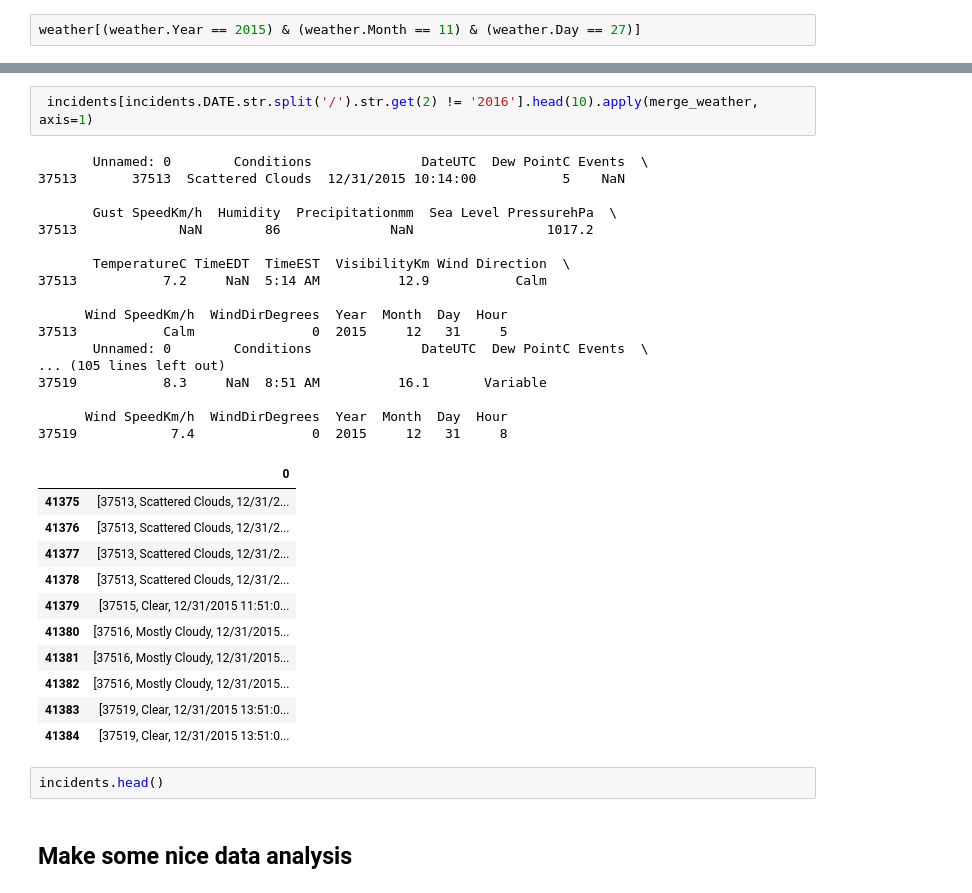
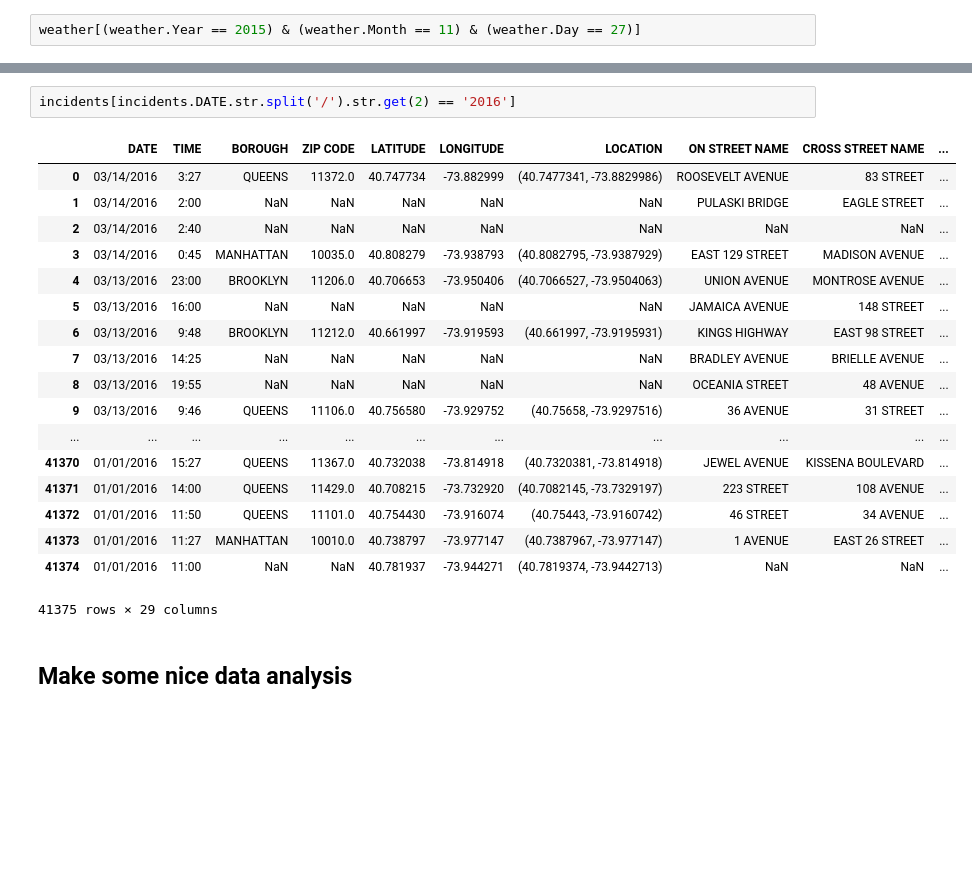
Before and after one commit to masve/saav-deliveries, a Jupyter notebook: project/Weather Data.ipynb, the cells around one changed output, grey strips where cells are left out. Drawn from its saved outputs; the diff is of its cells as text; blank space fills up the shorter version.

Commit message:
merged weather

```diff
--- a/project/Weather Data.ipynb
+++ b/project/Weather Data.ipynb
@@ -149,36 +170,24 @@ ValueError: Columns must be same length as key
 # %%
- incidents[incidents.DATE.str.split('/').str.get(2) != '2016'].head(10).apply(merge_weather, axis=1)
+incidents[incidents.DATE.str.split('/').str.get(2) == '2016']
 # %% [output]
+|  | DATE | TIME | BOROUGH | ZIP CODE | LATITUDE | LONGITUDE | LOCATION | ON STREET NAME | CROSS STREET NAME | ... |
+| 0 | 03/14/2016 | 3:27 | QUEENS | 11372.0 | 40.747734 | -73.882999 | (40.7477341, -73.8829986) | ROOSEVELT AVENUE | 83 STREET | ... |
+| 1 | 03/14/2016 | 2:00 | NaN | NaN | NaN | NaN | NaN | PULASKI BRIDGE | EAGLE STREET | ... |
+| 2 | 03/14/2016 | 2:40 | NaN | NaN | NaN | NaN | NaN | NaN | NaN | ... |
+| 3 | 03/14/2016 | 0:45 | MANHATTAN | 10035.0 | 40.808279 | -73.938793 | (40.8082795, -73.9387929) | EAST 129 STREET | MADISON AVENUE | ... |
+| 4 | 03/13/2016 | 23:00 | BROOKLYN | 11206.0 | 40.706653 | -73.950406 | (40.7066527, -73.9504063) | UNION AVENUE | MONTROSE AVENUE | ... |
+| 5 | 03/13/2016 | 16:00 | NaN | NaN | NaN | NaN | NaN | JAMAICA AVENUE | 148 STREET | ... |
+| 6 | 03/13/2016 | 9:48 | BROOKLYN | 11212.0 | 40.661997 | -73.919593 | (40.661997, -73.9195931) | KINGS HIGHWAY | EAST 98 STREET | ... |
+| 7 | 03/13/2016 | 14:25 | NaN | NaN | NaN | NaN | NaN | BRADLEY AVENUE | BRIELLE AVENUE | ... |
+| 8 | 03/13/2016 | 19:55 | NaN | NaN | NaN | NaN | NaN | OCEANIA STREET | 48 AVENUE | ... |
+| 9 | 03/13/2016 | 9:46 | QUEENS | 11106.0 | 40.756580 | -73.929752 | (40.75658, -73.9297516) | 36 AVENUE | 31 STREET | ... |
+| ... | ... | ... | ... | ... | ... | ... | ... | ... | ... | ... |
+| 41370 | 01/01/2016 | 15:27 | QUEENS | 11367.0 | 40.732038 | -73.814918 | (40.7320381, -73.814918) | JEWEL AVENUE | KISSENA BOULEVARD | ... |
+| 41371 | 01/01/2016 | 14:00 | QUEENS | 11429.0 | 40.708215 | -73.732920 | (40.7082145, -73.7329197) | 223 STREET | 108 AVENUE | ... |
+| 41372 | 01/01/2016 | 11:50 | QUEENS | 11101.0 | 40.754430 | -73.916074 | (40.75443, -73.9160742) | 46 STREET | 34 AVENUE | ... |
+| 41373 | 01/01/2016 | 11:27 | MANHATTAN | 10010.0 | 40.738797 | -73.977147 | (40.7387967, -73.977147) | 1 AVENUE | EAST 26 STREET | ... |
+| 41374 | 01/01/2016 | 11:00 | NaN | NaN | 40.781937 | -73.944271 | (40.7819374, -73.9442713) | NaN | NaN | ... |
-       Unnamed: 0        Conditions              DateUTC  Dew PointC Events  \
-37513       37513  Scattered Clouds  12/31/2015 10:14:00           5    NaN
-
-       Gust SpeedKm/h  Humidity  Precipitationmm  Sea Level PressurehPa  \
-37513             NaN        86              NaN                 1017.2
-
-       TemperatureC TimeEDT  TimeEST  VisibilityKm Wind Direction  \
-37513           7.2     NaN  5:14 AM          12.9           Calm
-
-      Wind SpeedKm/h  WindDirDegrees  Year  Month  Day  Hour
-37513           Calm               0  2015     12   31     5
-       Unnamed: 0        Conditions              DateUTC  Dew PointC Events  \
-... (105 lines left out)
-37519           8.3     NaN  8:51 AM          16.1       Variable
-
-      Wind SpeedKm/h  WindDirDegrees  Year  Month  Day  Hour
-37519            7.4               0  2015     12   31     8
+41375 rows × 29 columns
-|  | 0 |
-| 41375 | [37513, Scattered Clouds, 12/31/2... |
-| 41376 | [37513, Scattered Clouds, 12/31/2... |
-| 41377 | [37513, Scattered Clouds, 12/31/2... |
-| 41378 | [37513, Scattered Clouds, 12/31/2... |
-| 41379 | [37515, Clear, 12/31/2015 11:51:0... |
-| 41380 | [37516, Mostly Cloudy, 12/31/2015... |
-| 41381 | [37516, Mostly Cloudy, 12/31/2015... |
-| 41382 | [37516, Mostly Cloudy, 12/31/2015... |
-| 41383 | [37519, Clear, 12/31/2015 13:51:0... |
-| 41384 | [37519, Clear, 12/31/2015 13:51:0... |
-# %%
-incidents.head()
 # %% [markdown]
 ## Make some nice data analysis
 # %%
```
Also changed, not shown: parts of 14 cells of this notebook, 2 other files.
